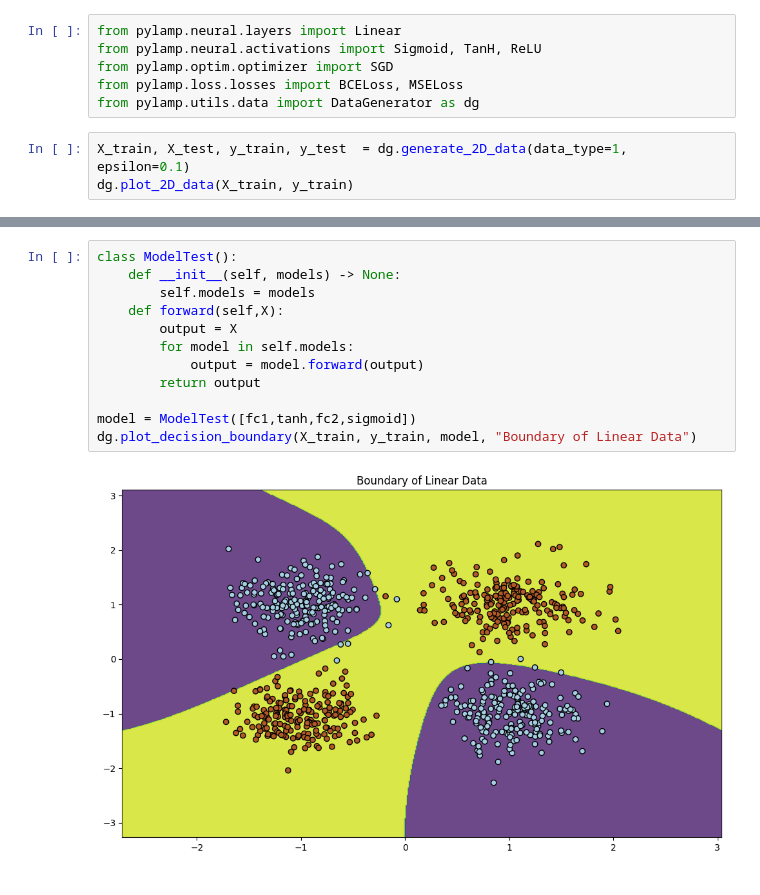
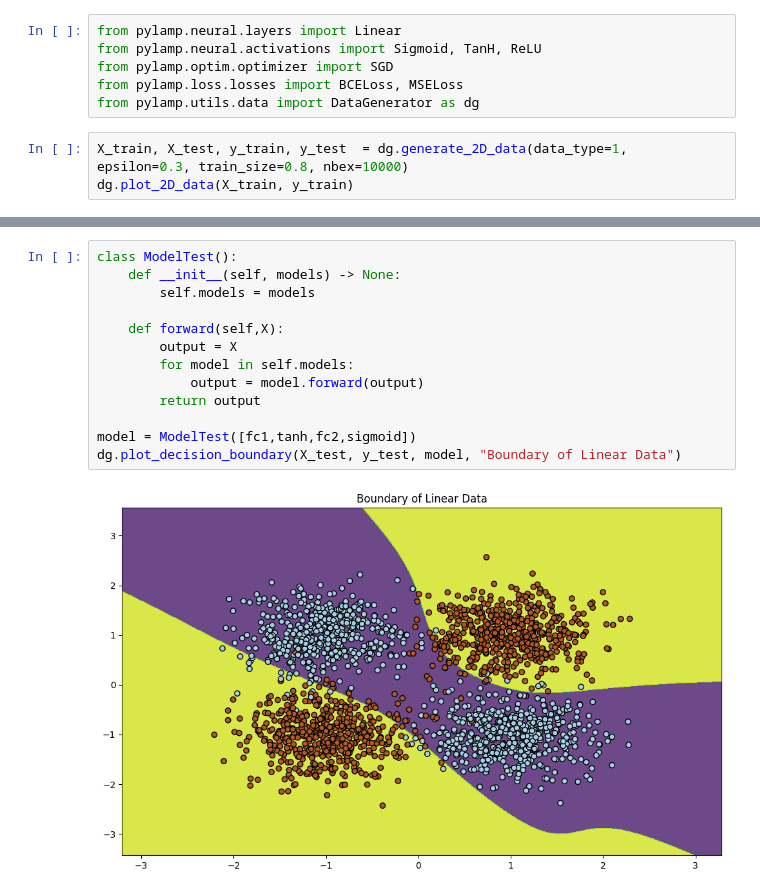
Before and after one commit to Tikai7/Pylamp, a Jupyter notebook: src/NonLinearExperiment.ipynb, the cells around one changed output, grey strips where cells are left out. Cells and saved outputs as stored; diff of their text form.

```diff
--- a/src/NonLinearExperiment.ipynb
+++ b/src/NonLinearExperiment.ipynb
@@ -11,6 +11,6 @@ from pylamp.optim.optimizer import SGD
 from pylamp.loss.losses import BCELoss, MSELoss
 from pylamp.utils.data import DataGenerator as dg
 # %%
-X_train, X_test, y_train, y_test  = dg.generate_2D_data(data_type=1, epsilon=0.1)
+X_train, X_test, y_train, y_test  = dg.generate_2D_data(data_type=1, epsilon=0.3, train_size=0.8, nbex=10000)
 dg.plot_2D_data(X_train, y_train)
 # %% [output]
@@ -48,14 +48,15 @@ Model updated 3600 times.
 # %%
 class ModelTest():
     def __init__(self, models) -> None:
         self.models = models
+
     def forward(self,X):
         output = X
         for model in self.models:
             output = model.forward(output)
         return output
 
 model = ModelTest([fc1,tanh,fc2,sigmoid])
-dg.plot_decision_boundary(X_train, y_train, model, "Boundary of Linear Data")
+dg.plot_decision_boundary(X_test, y_test, model, "Boundary of Linear Data")
 # %% [output]
-[figure, old version]
+[figure, new version]
```
Also changed, not shown: parts of 2 cells of this notebook, 1 other file.
